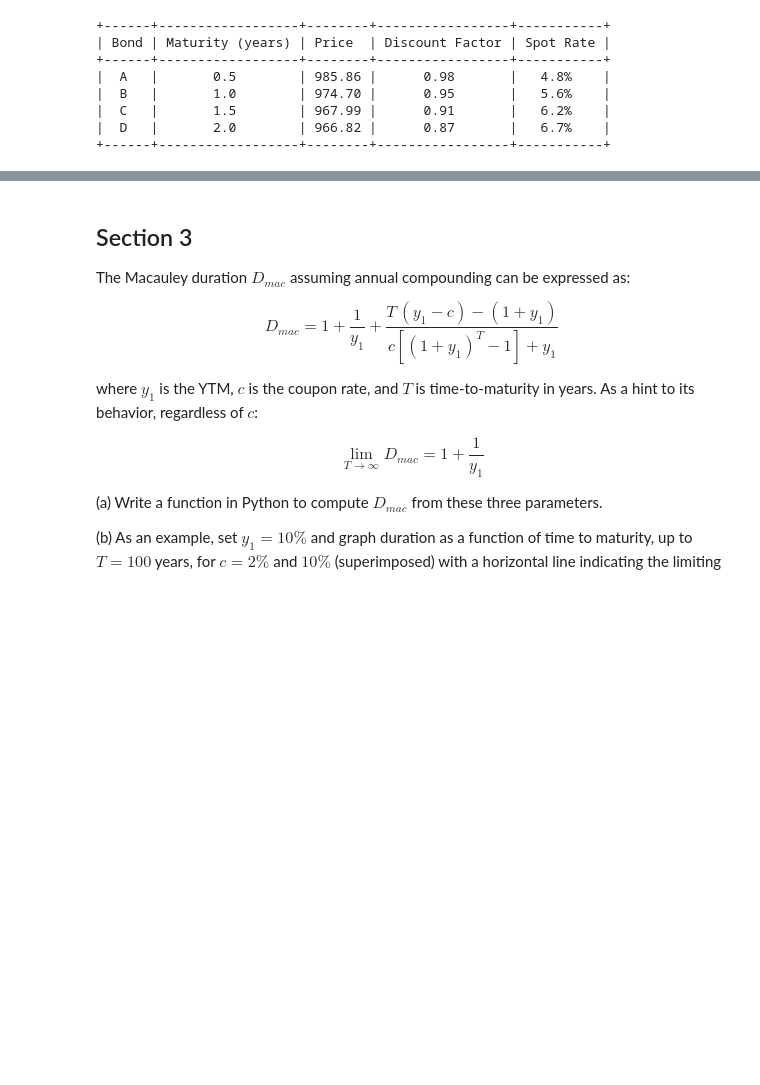
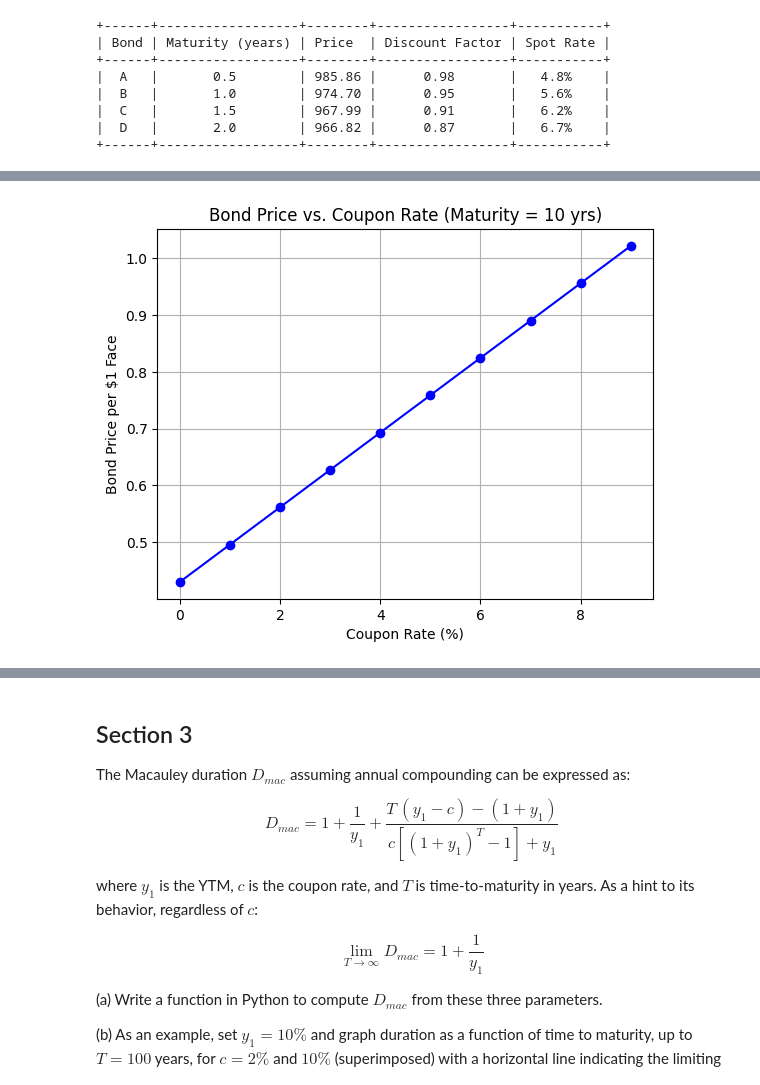
Before and after one commit to toribiodiego/EID-378-Finance, a Jupyter notebook: PS02.ipynb, the cells around one changed output, grey strips where cells are left out. Drawn from its saved outputs; the diff is of its cells as text; code cells hidden in the pictures; blank space fills up the shorter version.

Commit message:
revised Section 2 solution and add initial solution to Section 3

```diff
--- a/PS02.ipynb
+++ b/PS02.ipynb
@@ -335,0 +461,94 @@ Compute the price per $\$1$ face value and YTM for coupon rates $ 0\%, 1\%, \dot
+# %%
+#  Nelson-Siegel Setup
+def nelson_siegel_rate(T, beta0, beta1, beta2, tau):
+    """
+    Returns the annualized spot rate r_1(0,T) using the Nelson-Siegel model:
+    r_1(0,T) = beta0 + (beta1 + beta2)*((tau/T)*(1 - e^{-T/tau})) - beta2*e^{-T/tau}
+    """
+    return beta0 + (beta1 + beta2) * (tau / T) * (1.0 - np.exp(-T / tau)) - beta2 * np.exp(-T / tau)
+
+
+#  bond Pricing given a set of annual spots
+def bond_price_from_spot_rates(coupon_rate, spot_rates):
+    """
+    Compute the price per $1 face value of a bond with a specified
+    annual coupon_rate (e.g. 0.05 for 5%).
+    The bond has maturity len(spot_rates) years, paying one coupon/year.
+    The discount for each coupon is 1/(1 + r(t))^t, where r(t) is spot_rates[t-1].
+    """
+    n = len(spot_rates)      # number of annual periods to maturity
+    c = coupon_rate          # coupon in fraction form, e.g. 0.05
+    pv = 0.0
+    for t in range(1, n+1):
+        # discount the coupon using the spot rate for that year
+        pv += c / (1.0 + spot_rates[t-1])**t
+    # add redemption of principal ($1) at maturity
+    pv += 1.0 / (1.0 + spot_rates[n-1])**n
+    return pv
+
+# YTM calculation (annual compounding)
+def bond_ytm(price, coupon_rate, maturity, guess=0.03):
+    """
+    Solve for yield y given:
+      price = sum_{t=1..maturity} [coupon_rate/(1+y)^t] + [1/(1+y)^maturity].
+    """
+    def f(y):
+        total_pv = 0.0
+        for t in range(1, maturity+1):
+            total_pv += coupon_rate / (1.0 + y)**t
+        total_pv += 1.0 / (1.0 + y)**maturity
+        return total_pv - price
+    # Use Newton's method with an initial guess
+    return newton(f, guess)
+
+
+# Given parameters:
+beta0 = 0.02  # (e.g. 2%)
+beta1 = 0.02  # (additional shape factor)
+beta2 = 0.20
+tau   = 5.0
+
+N = 10  # bond matures in 10 years
+
+# Create the array of annual spot rates for T=1..N
+spot_rates = np.zeros(N)
+for t in range(1, N+1):
+    spot_rates[t-1] = nelson_siegel_rate(t, beta0, beta1, beta2, tau)
+
+#  compute bond prices & YTMs for coupon rates 0..9%
+coupon_rates_percent = np.arange(0, 10)  # 0,1,2,...,9
+prices = []
+ytms   = []
+
+for c_percent in coupon_rates_percent:
+    c_decimal = c_percent / 100.0
+    # Price from spot curve
+    p = bond_price_from_spot_rates(c_decimal, spot_rates)
+    prices.append(p)
+    # YTM from that price
+    y = bond_ytm(p, c_decimal, N)
+    ytms.append(y)
+
+
+# plot the results
+plt.figure()
+plt.plot(coupon_rates_percent, prices,
+         marker='o',
+         color='#0000FF')    # pure blue
+plt.title("Bond Price vs. Coupon Rate (Maturity = 10 yrs)")
+plt.xlabel("Coupon Rate (%)")
+plt.ylabel("Bond Price per $1 Face")
+plt.grid(True)
+plt.show()
+
+plt.figure()
+plt.plot(coupon_rates_percent, ytms,
+         marker='o',
+         color='#00FF00')    # pure green
+plt.title("YTM vs. Coupon Rate (Maturity = 10 yrs)")
+plt.xlabel("Coupon Rate (%)")
+plt.ylabel("Yield to Maturity (decimal)")
+plt.grid(True)
+plt.show()
+# %% [output]
+[figure, added]
```
Also changed, not shown: parts of 14 cells of this notebook.
